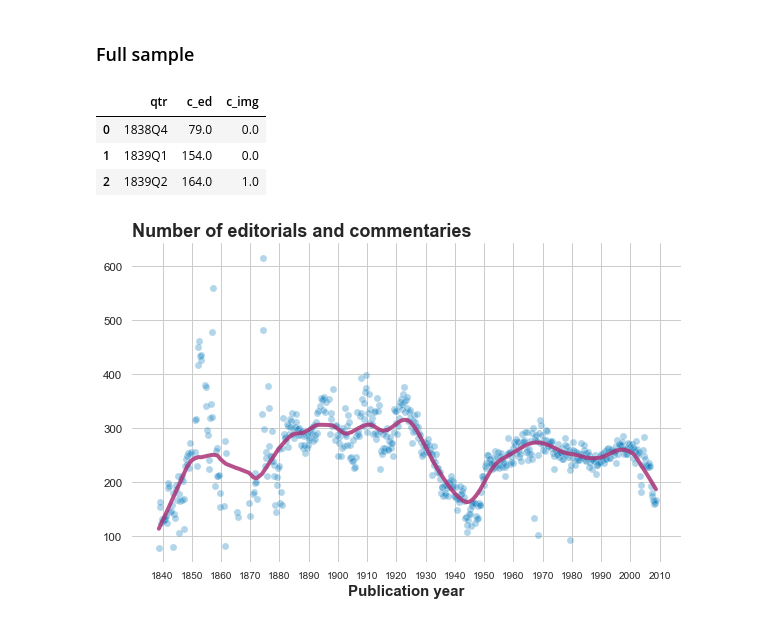
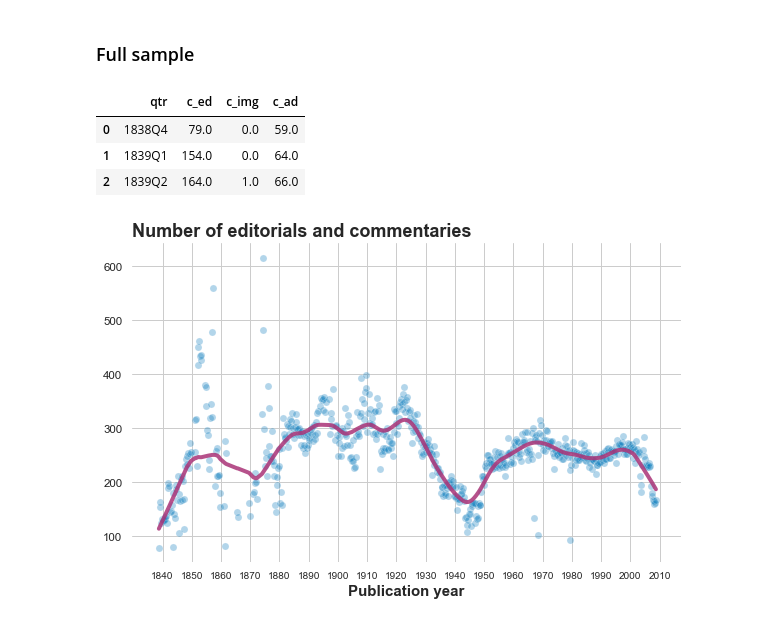
Before and after one commit to notnews/toi, a Jupyter notebook: scripts/editorialscommentaries_images_classified.ipynb, the cells around one changed output. Saved outputs shown, nothing was run; the diff lists cells and outputs as text; code cells hidden in the pictures.

Commit message:
add classifieds

```diff
--- a/scripts/editorialscommentaries_images.ipynb
+++ b/scripts/editorialscommentaries_images_classified.ipynb
@@ -12,30 +12,31 @@ FP = '../../readable_news_lf/toi_parsed_all.csv.gz'
 # %%
 df = (pd.read_csv(FP, usecols=["ObjectType", "NumericPubDate"])
       .clean_names()
       .assign(
           date=lambda df: pd.to_datetime(df.numericpubdate, format='%Y%m%d'),
           qtr=lambda df: [dt.to_period('Q') for dt in df.date],
           c_ed=lambda df: df.objecttype.str.contains('Editorial|Commentary', case=False),
-          c_img=lambda df: df.objecttype.str.contains('Image|Illustration', case=False)
+          c_img=lambda df: df.objecttype.str.contains('Image|Illustration', case=False),
+          c_ad=lambda df: df.objecttype.str.contains('Classified Advertisement', case=False)
       )
       .remove_columns('numericpubdate')
      )
 
 
 periods = (2008-1839 + 1)*4 + 1
 time_index = pd.date_range("10/01/1838", periods=periods, freq="QS")
 df = (df
       .groupby(['qtr']).sum().reset_index()
       .sort_values('qtr')
       .set_index('qtr')
       .reindex([dt.to_period('Q')for dt in time_index])
       .reset_index())
 df.head(3)
 # %% [output]
-|  | qtr | c_ed | c_img |
-| 0 | 1838Q4 | 79.0 | 0.0 |
-| 1 | 1839Q1 | 154.0 | 0.0 |
-| 2 | 1839Q2 | 164.0 | 1.0 |
+|  | qtr | c_ed | c_img | c_ad |
+| 0 | 1838Q4 | 79.0 | 0.0 | 59.0 |
+| 1 | 1839Q1 | 154.0 | 0.0 | 64.0 |
+| 2 | 1839Q2 | 164.0 | 1.0 | 66.0 |
 # %%
 ax = plotline(x=df.index, y=df.c_ed,
               bw=0.1,
```
Also changed, not shown: parts of 1 cell of this notebook, 5 other files.
